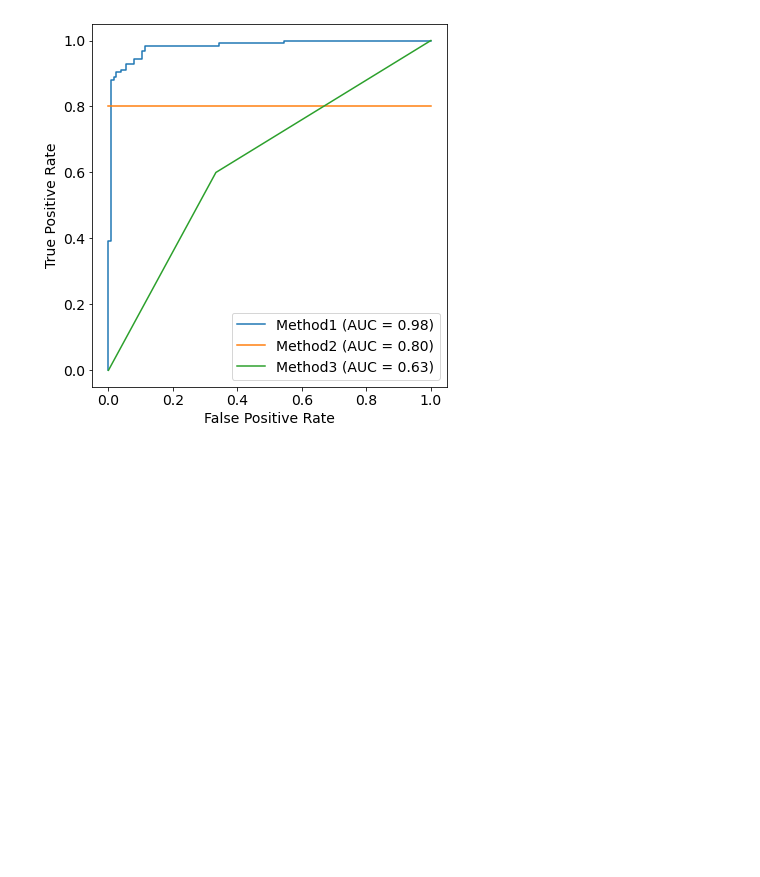
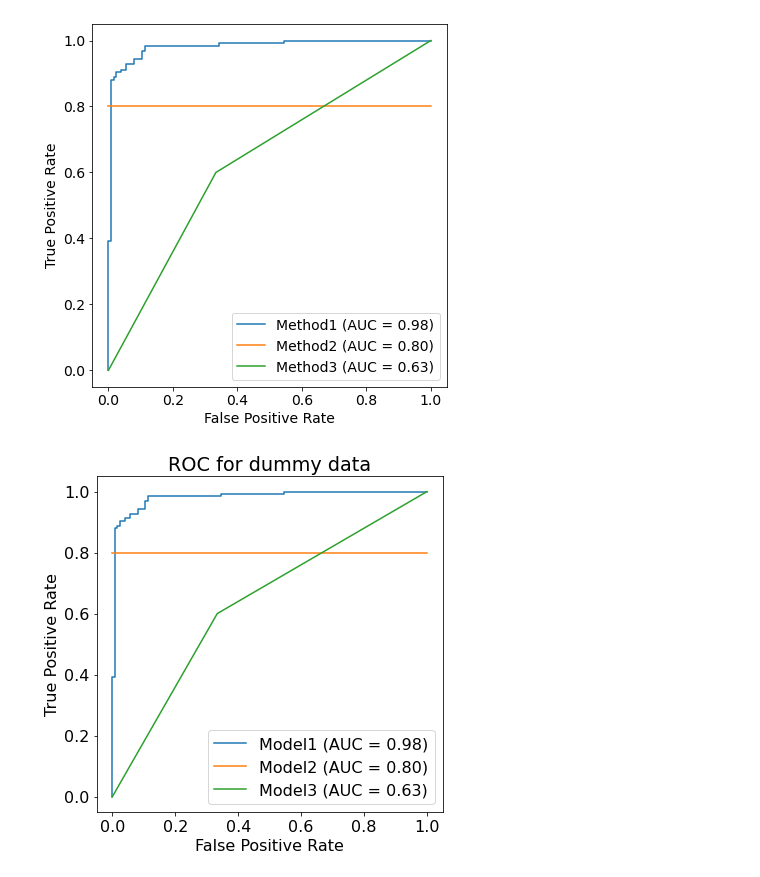
Before and after one commit to bonjuruu/applicabilityDomain, a Jupyter notebook: demo/roc_demo.ipynb, the cells around one changed output. Drawn from its saved outputs; the diff is of its cells as text; code cells hidden in the pictures; blank space fills up the shorter version.

Commit message:
[Evaluate] Update save_roc, and rename it to plot_roc

```diff
--- a/demo/roc_demo.ipynb
+++ b/demo/roc_demo.ipynb
@@ -66,3 +70,17 @@ plt.tight_layout()
 plt.show()
 # %% [output]
 [figure]
+# %%
+from adad.evaluate import plot_roc
+
+plot_roc(
+    (fpr1, fpr2, fpr3),
+    (tpr1, tpr2, tpr3),
+    ("Model1", "Model2", "Model3"),
+    title="ROC for dummy data",
+    figsize=(6, 6),
+    fontsize=16,
+    # path=os.path.join(".", "my_demo", "roc_dummy.png"),
+)
+# %% [output]
+[figure, added]
```
Also changed, not shown: parts of 3 cells of this notebook, 3 other files.
